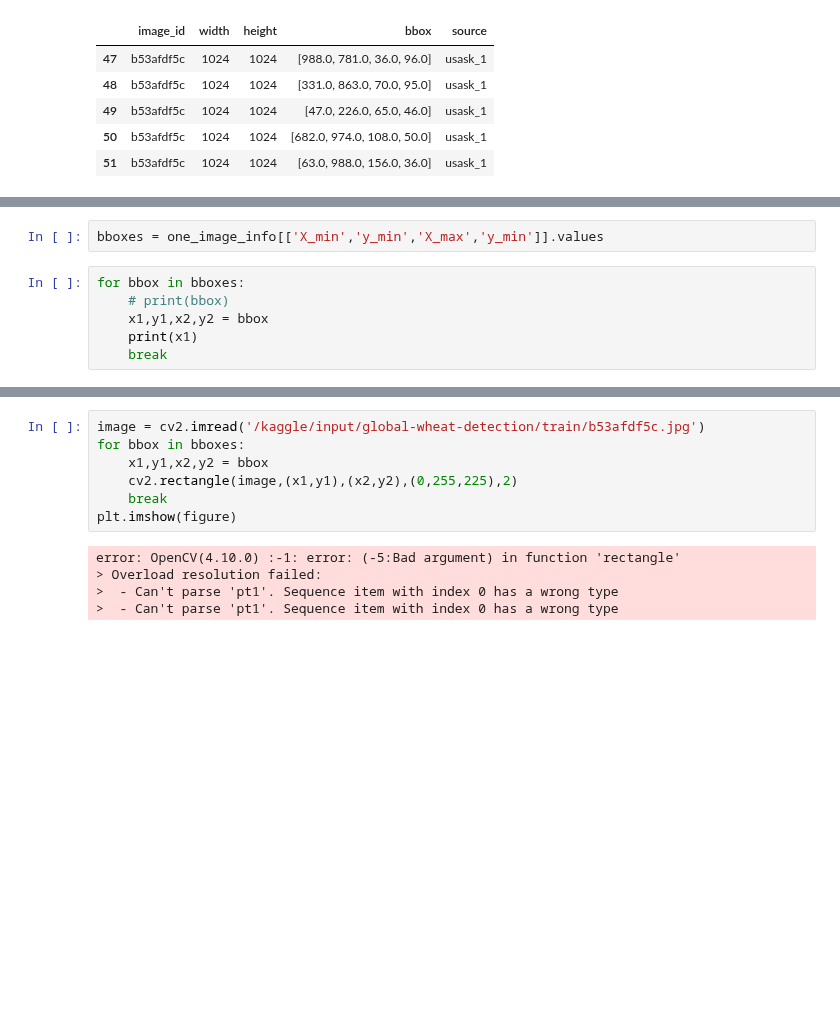
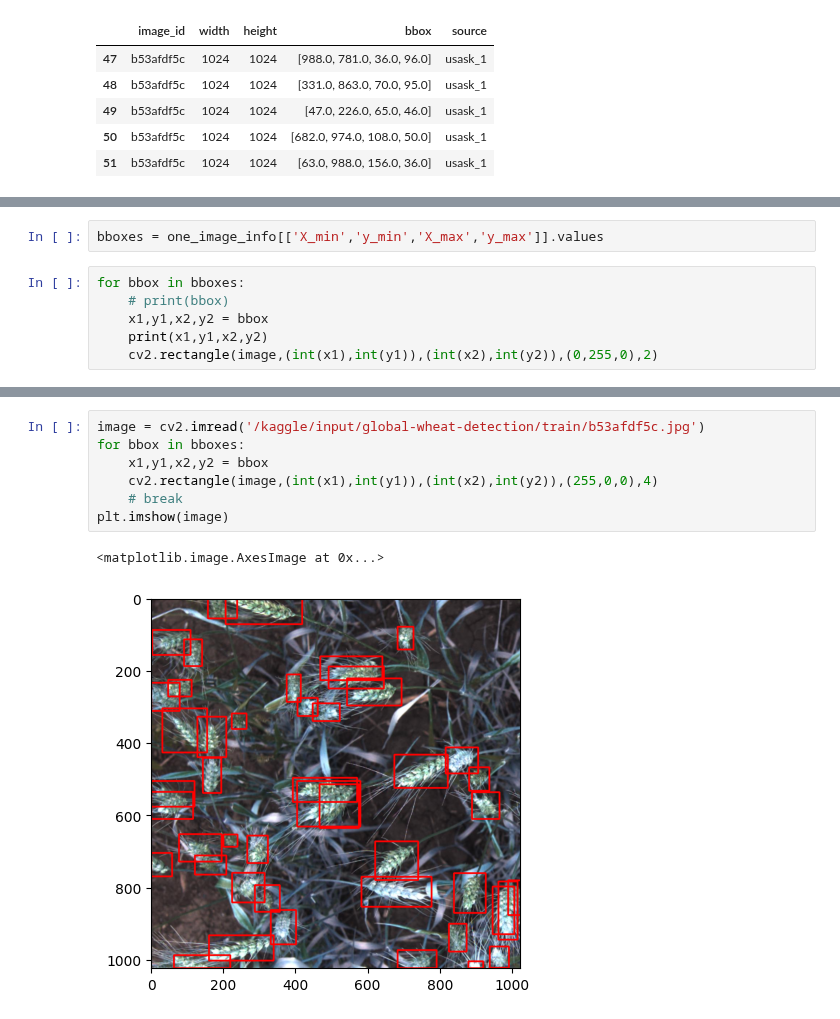
Before and after one commit to Abdulmathin-shaik/Kaggle, a Jupyter notebook: gwd-object-detection.ipynb, the cells around one changed output, grey strips where cells are left out. Saved outputs shown, nothing was run; the diff lists cells and outputs as text; blank space fills up the shorter version.

```diff
--- a/gwd-object-detection.ipynb
+++ b/gwd-object-detection.ipynb
@@ -139,9 +138,9 @@ one_image_info
 # %%
-bboxes = one_image_info[['X_min','y_min','X_max','y_min']].values
+bboxes = one_image_info[['X_min','y_min','X_max','y_max']].values
 # %%
 for bbox in bboxes:
     # print(bbox)
     x1,y1,x2,y2 = bbox
-    print(x1)
-    break
+    print(x1,y1,x2,y2)
+    cv2.rectangle(image,(int(x1),int(y1)),(int(x2),int(y2)),(0,255,0),2)
 # %% [output]
@@ -149,12 +164,10 @@ for bbox in bboxes:
 # %%
 image = cv2.imread('/kaggle/input/global-wheat-detection/train/b53afdf5c.jpg')
 for bbox in bboxes:
     x1,y1,x2,y2 = bbox
-    cv2.rectangle(image,(x1,y1),(x2,y2),(0,255,225),2)
-    break
-plt.imshow(figure)
+    cv2.rectangle(image,(int(x1),int(y1)),(int(x2),int(y2)),(255,0,0),4)
+    # break
+plt.imshow(image)
 # %% [output]
-error: OpenCV(4.10.0) :-1: error: (-5:Bad argument) in function 'rectangle'
-> Overload resolution failed:
->  - Can't parse 'pt1'. Sequence item with index 0 has a wrong type
->  - Can't parse 'pt1'. Sequence item with index 0 has a wrong type
+<matplotlib.image.AxesImage at 0x...>
+[figure, added]
```
Also changed, not shown: parts of 4 cells of this notebook.
